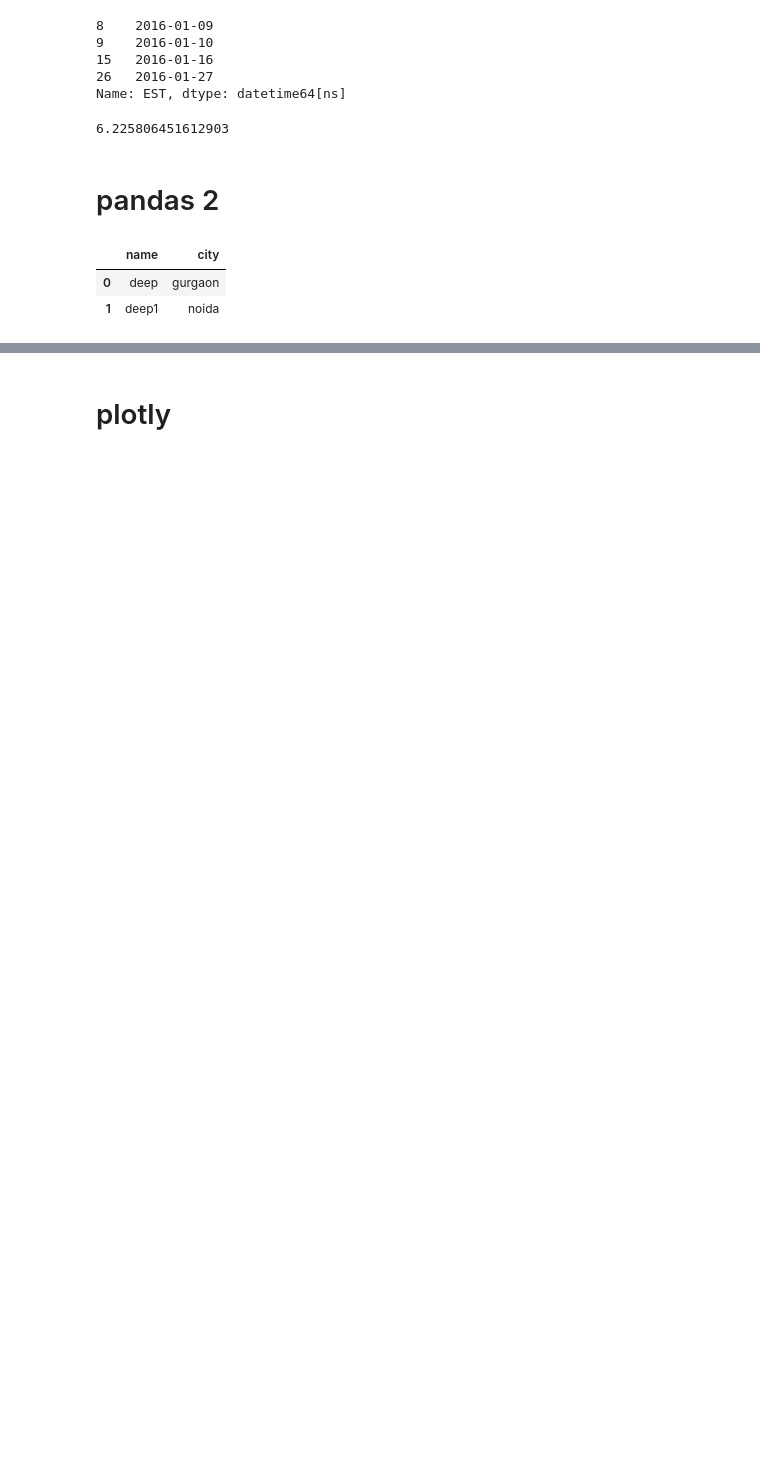
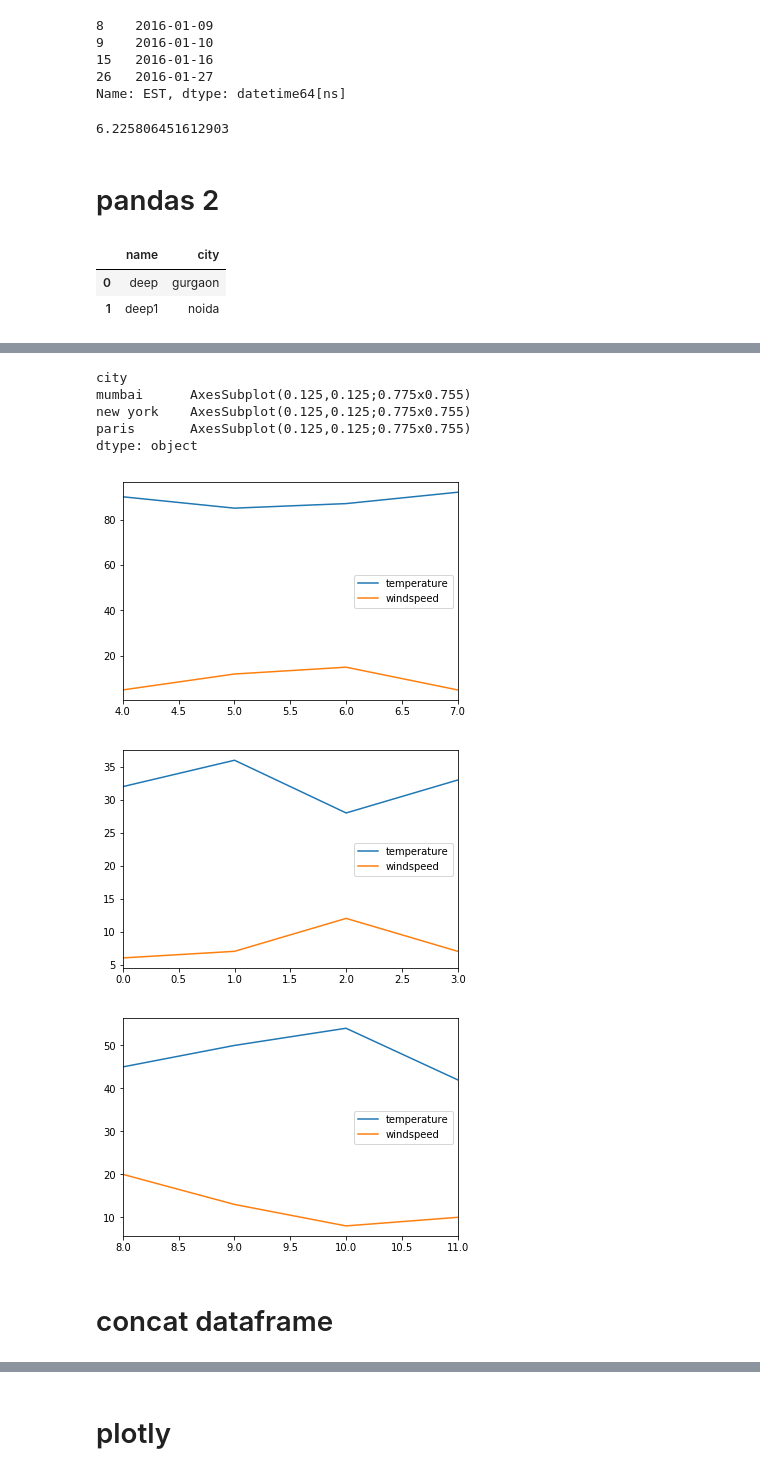
Before and after one commit to Ndeep/basic-s-of-pandas, a Jupyter notebook: pandas 1.ipynb, the cells around one changed output, grey strips where cells are left out. Saved outputs shown, nothing was run; the diff lists cells and outputs as text; code cells hidden in the pictures; blank space fills up the shorter version.

Commit message:
pandas groupby and concat

```diff
--- a/pandas 1.ipynb
+++ b/pandas 1.ipynb
@@ -85,0 +214,3 @@ new_df.head(3)
+# %%
+df_g=pd.read_csv("nyc_weather7.csv")
+df_g
@@ -85,0 +231,5 @@ new_df.head(3)
+# %%
+g=df_g.groupby('city')
+for city,group in g:
+    print(city)
+    print(group)
@@ -85,0 +274,14 @@ new_df.head(3)
+# %%
+%matplotlib inline
+g.plot()
+# %% [output]
+city
+mumbai      AxesSubplot(0.125,0.125;0.775x0.755)
+new york    AxesSubplot(0.125,0.125;0.775x0.755)
+paris       AxesSubplot(0.125,0.125;0.775x0.755)
+dtype: object
+[figure, added]
+[figure, added]
+[figure, added]
+# %% [markdown]
+# concat dataframe
```
Also changed, not shown: parts of 33 cells of this notebook, 6 other files.
